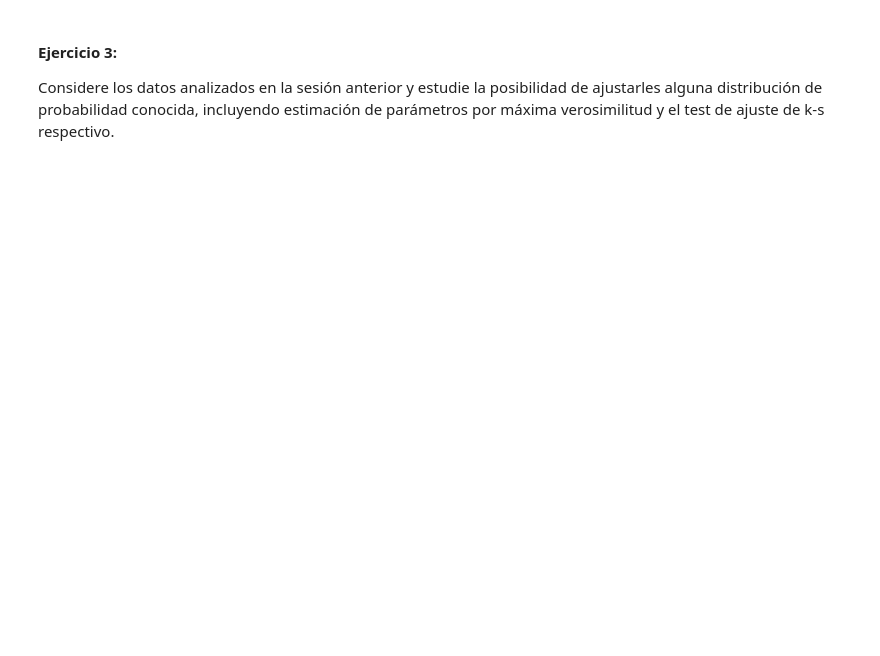
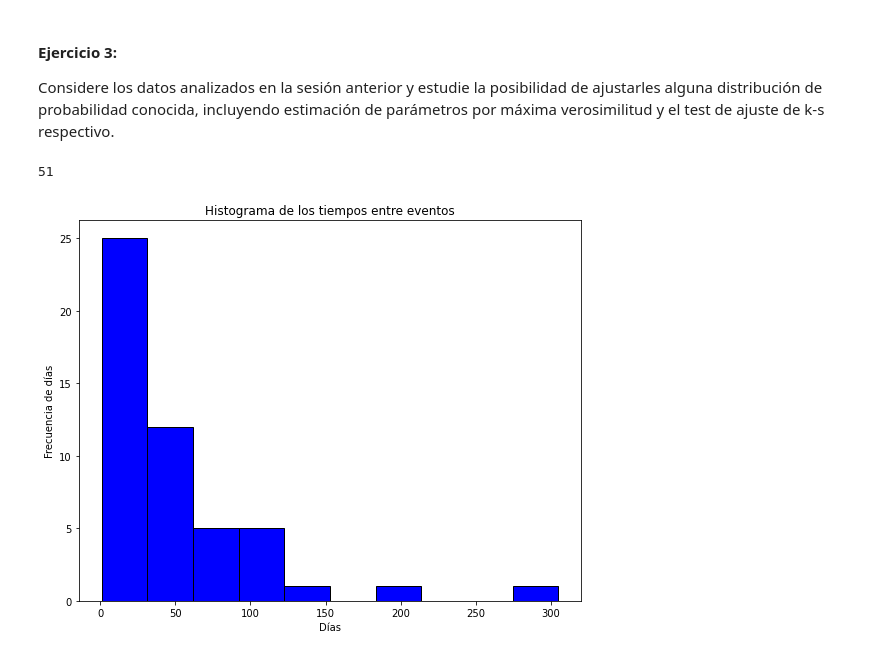
Before and after one commit to imnotUrban/Repo-Simulacion, a Jupyter notebook: Laboratorio_3/Laboratorio3.ipynb, the cells around one changed output. Drawn from its saved outputs; the diff is of its cells as text; code cells hidden in the pictures; blank space fills up the shorter version.

```diff
--- a/Laboratorio_3/Laboratorio3.ipynb
+++ b/Laboratorio_3/Laboratorio3.ipynb
@@ -545,3 +545,50 @@ KstestResult(statistic=0.13432835820895522, pvalue=0.5847538795254957)
 # %% [markdown]
 #### Ejercicio 3:
 Considere los datos analizados en la sesión anterior y estudie la posibilidad de ajustarles alguna distribución de probabilidad conocida, incluyendo estimación de parámetros por máxima verosimilitud y  el test de ajuste de k-s respectivo.
+# %%
+#Definimos una funcion para que formatee la fecha de la forma 17-03-1575
+def fechaFormat(datos):
+    fecha = datos['Fecha (UTC)']
+    L = []
+    for i in fecha:
+        anno=i[0:4]
+        mes= i[5:7]
+        dia=i[8:10]
+        L.append(dia+"-"+mes+"-"+anno)
+    return L
+
+
+datosP3 = pd.read_csv("dataSismosAtacama.csv")
+datosP3 = datosP3.sort_values(by='Fecha (UTC)')  #Lo ordenamos por fecha
+datosP3 = datosP3.reset_index(inplace=False) #Arreglamos los index
+datosP3 = datosP3.drop(['index'], axis=1)
+a = fechaFormat(datosP3)
+datosP3.insert(1,"Fecha_local",a,allow_duplicates=False)
+datosP3 = datosP3.drop(['Fecha (UTC)'], axis=1)
+#datosP3.head(20)
+
+len(datosP3)
+# %% [output]
+51
+# %%
+vec1 = datosP3['Fecha_local']
+dtpo = []
+ind = list(range(50))
+for i in ind:
+    fecha1 = datetime.strptime(vec1[i], '%d-%m-%Y')
+    fecha2 = datetime.strptime(vec1[i+1], '%d-%m-%Y')
+    num = fecha2-fecha1
+    num = num/timedelta(days=1)
+    dtpo.append(num)
+# %%
+figsize(9, 7)
+
+# Hacer histograma usando matplotlib, los bins deben ser enteros
+
+plt.hist(dtpo, color = 'blue', edgecolor = 'black')
+
+# Agrega texto
+plt.title('Histograma de los tiempos entre eventos')
+plt.xlabel('Días'); plt.ylabel('Frecuencia de días');
+# %% [output]
+[figure, added]
```
Also changed, not shown: parts of 15 cells of this notebook, 1 other file.
